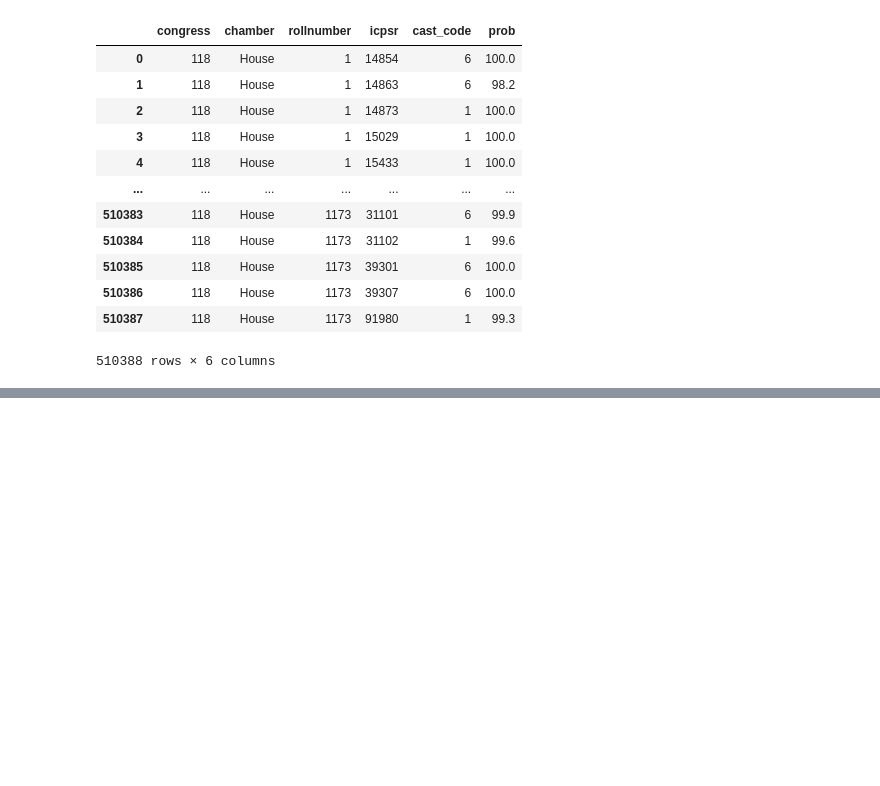
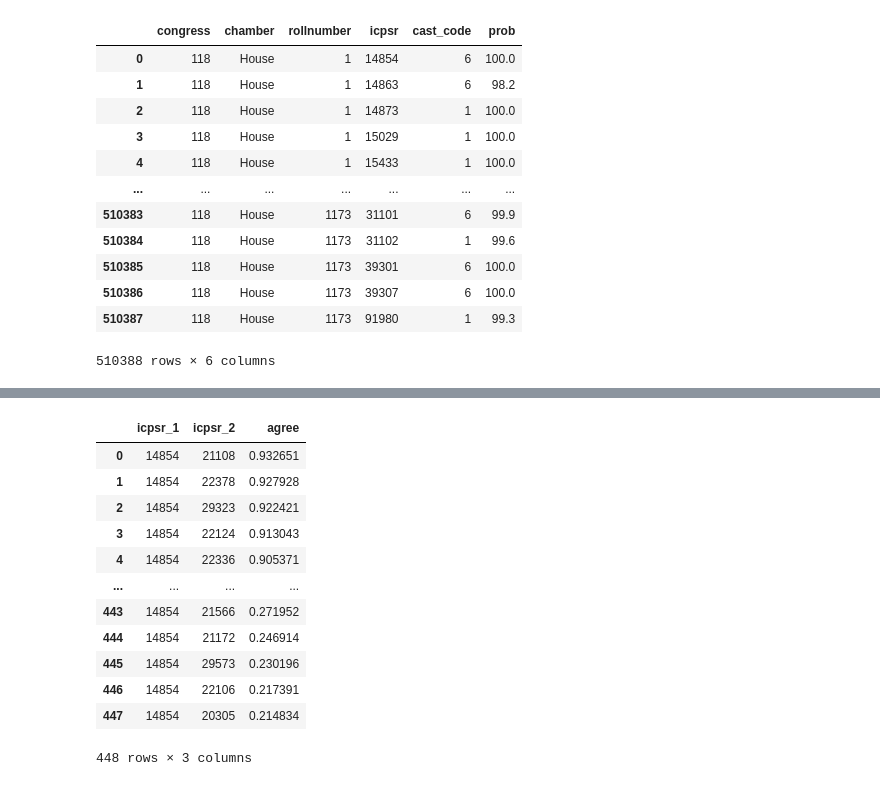
Before and after one commit to j-miskill/contrans, a Jupyter notebook: sandbox.ipynb, the cells around one changed output, grey strips where cells are left out. Cells and saved outputs as stored; diff of their text form; code cells hidden in the pictures; blank space fills up the shorter version.

```diff
--- a/sandbox.ipynb
+++ b/sandbox.ipynb
@@ -219,0 +245,29 @@ rollnumber     int
+# %%
+new_query = """
+SELECT
+    a.icpsr as icpsr_1,
+    b.icpsr as icpsr_2,
+    AVG(CASE WHEN a.cast_code = b.cast_code THEN 1 ELSE 0 END) as agree
+    FROM votes AS a
+INNER JOIN votes AS b
+    ON a.chamber=b.chamber
+    AND a.rollnumber=b.rollnumber
+WHERE a.icpsr=14854 and a.icpsr!=b.icpsr
+GROUP BY icpsr_1, icpsr_2
+ORDER BY agree DESC
+"""
+pd.read_sql(new_query, con=engine)
+# %% [output]
+|  | icpsr_1 | icpsr_2 | agree |
+| 0 | 14854 | 21108 | 0.932651 |
+| 1 | 14854 | 22378 | 0.927928 |
+| 2 | 14854 | 29323 | 0.922421 |
+| 3 | 14854 | 22124 | 0.913043 |
+| 4 | 14854 | 22336 | 0.905371 |
+| ... | ... | ... | ... |
+| 443 | 14854 | 21566 | 0.271952 |
+| 444 | 14854 | 21172 | 0.246914 |
+| 445 | 14854 | 29573 | 0.230196 |
+| 446 | 14854 | 22106 | 0.217391 |
+| 447 | 14854 | 20305 | 0.214834 |
+448 rows × 3 columns
```
Also changed, not shown: parts of 10 cells of this notebook, 2 other files.
